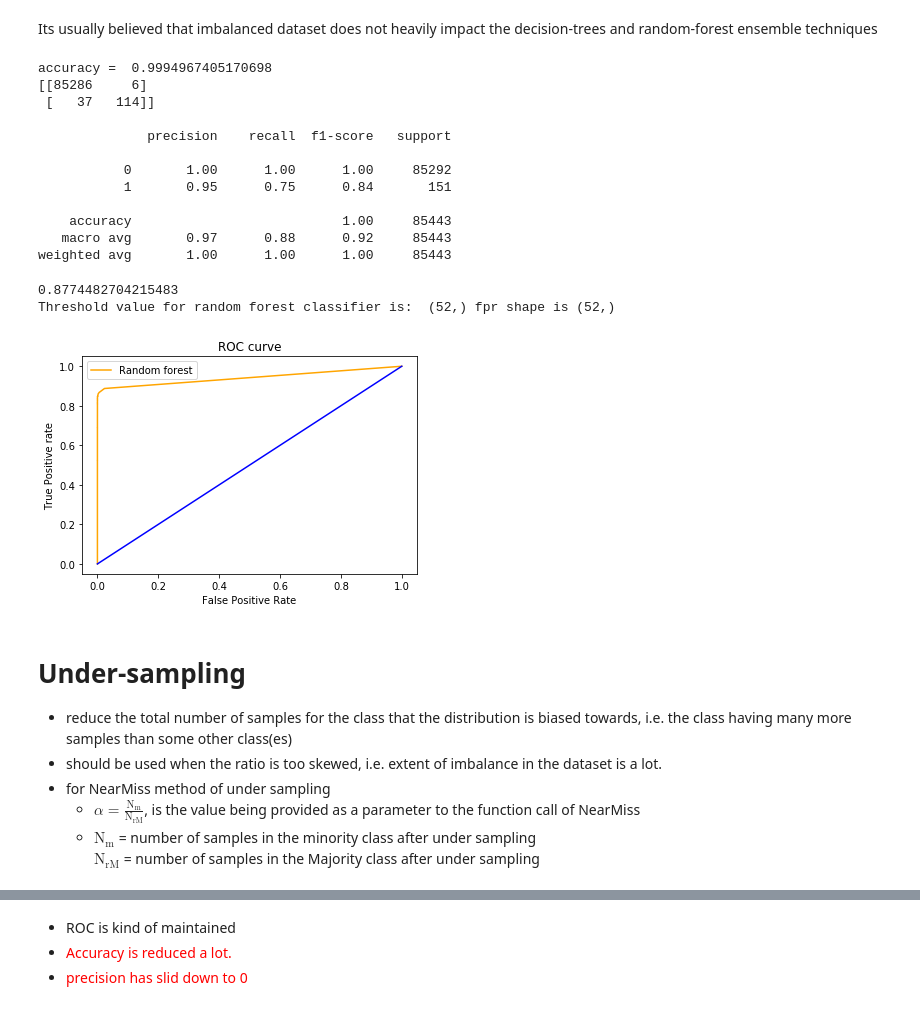
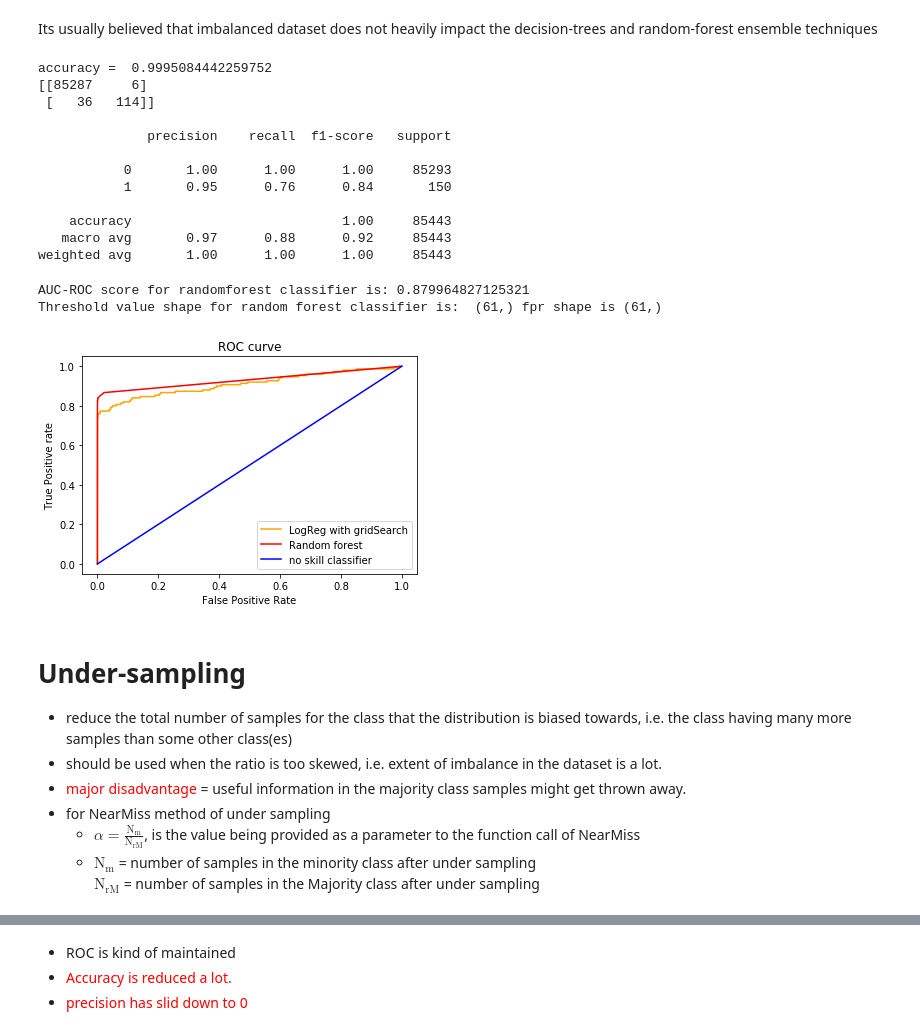
Before and after one commit to akshayDev17/Machine-Learning-Concepts, a Jupyter notebook: src/imbalanced-classification/main.ipynb, the cells around one changed output, grey strips where cells are left out. Saved outputs shown, nothing was run; the diff lists cells and outputs as text; code cells hidden in the pictures.

```diff
--- a/src/imbalanced-classification/main.ipynb
+++ b/src/imbalanced-classification/main.ipynb
@@ -226,6 +222,19 @@ x, y = df.drop("Class", axis=1), df['Class']
 
 from sklearn.model_selection import train_test_split
 x_train, x_test, y_train, y_test = train_test_split(x, y, train_size=0.7)
+# %%
+# plot the values
+fig = plt.figure()
+fig.set_figheight(60)
+
+for i in range(1, 29, 1):
+    ax = fig.add_subplot(28, 1, i)
+    df[df['Class'] == 0]['V'+str(i)].plot(kind='kde', ax=ax, color='red') # kde - kernel density estimator
+    df[df['Class'] == 1]['V'+str(i)].plot(kind='kde', ax=ax, color='blue')
+    lines, labels = ax.get_legend_handles_labels()
+    ax.legend(lines, labels, loc='best')
+plt.tight_layout()
+plt.show()
 # %%
 import numpy as np
 
@@ -243,7 +252,7 @@ cv = KFold(n_splits=5, shuffle=False, random_state=42)
 gS = GridSearchCV(
     lc,
     grid,
-    n_jobs=-1,
+    n_jobs=2,
     cv=cv,
     scoring='f1_macro'
 )
@@ -290,61 +330,59 @@ from sklearn.ensemble import RandomForestClassifier as RFC
 rfc = RFC()
 rfc.fit(x_train.values, y_train.values)
 
-y_pred = rfc.predict(x_test.values)
-pred_prob1 = rfc.predict_proba(x_test)
+y_pred_rfc = rfc.predict(x_test.values)
+pred_prob_rfc = rfc.predict_proba(x_test)
 
-print("accuracy = ", accuracy_score(y_pred, y_test))
-print(confusion_matrix(y_test, y_pred))
+print("accuracy = ", accuracy_score(y_pred_rfc, y_test))
+print(confusion_matrix(y_test, y_pred_rfc))
 print()
-print(classification_report(y_test, y_pred))
+print(classification_report(y_test, y_pred_rfc))
 # %% [output]
-accuracy =  0.9994967405170698
-[[85286     6]
- [   37   114]]
+accuracy =  0.9995084442259752
+[[85287     6]
+ [   36   114]]
 
               precision    recall  f1-score   support
 
-           0       1.00      1.00      1.00     85292
-           1       0.95      0.75      0.84       151
+           0       1.00      1.00      1.00     85293
+           1       0.95      0.76      0.84       150
 
     accuracy                           1.00     85443
    macro avg       0.97      0.88      0.92     85443
 weighted avg       1.00      1.00      1.00     85443
 # %%
 from sklearn.metrics import roc_auc_score, roc_curve
-print(roc_auc_score(y_test, y_pred, average=None))
+print("AUC-ROC score for randomforest classifier is:", roc_auc_score(y_test, y_pred_rfc, average=None))
 
-fpr1, tpr1, thresh1 = roc_curve(y_test, pred_prob1[:,1])
+fpr_rfc, tpr_rfc, thresh_rfc = roc_curve(y_test, pred_prob_rfc[:,1])
 
-# roc curve for tpr = fpr
-random_probs = [0 for i in range(len(y_test))]
-p_fpr, p_tpr, _ = roc_curve(y_test, random_probs, pos_label=1)
-
-print("Threshold value for random forest classifier is: ", thresh1.shape,
-      "fpr shape is", fpr1.shape
+print("Threshold value shape for random forest classifier is: ", thresh_rfc.shape,
+      "fpr shape is", fpr_rfc.shape
      )
 
-plt.plot(fpr1, tpr1, color='orange', label='Random forest')
-plt.plot(p_fpr, p_tpr, color='blue')
+plt.plot(fpr_logR_cv, tpr_logR_cv, color='orange', label='LogReg with gridSearch')
+plt.plot(fpr_rfc, tpr_rfc, color='red', label='Random forest')
+plt.plot(p_fpr, p_tpr, color='blue', label='no skill classifier')
 
 # title
 plt.title('ROC curve')
 # x label
 plt.xlabel('False Positive Rate')
 # y label
 plt.ylabel('True Positive rate')
 
 plt.legend(loc='best')
 plt.show()
 # %% [output]
-0.8774482704215483
-Threshold value for random forest classifier is:  (52,) fpr shape is (52,)
+AUC-ROC score for randomforest classifier is: 0.879964827125321
+Threshold value shape for random forest classifier is:  (61,) fpr shape is (61,)
-[figure, old version]
+[figure, new version]
 # %% [markdown]
 # Under-sampling
 
 * reduce the total number of samples for the class that the distribution is biased towards, i.e. the class having many more samples than some other class(es)
 * should be used when the ratio is too skewed, i.e. extent of imbalance in the dataset is a lot.
+* <font color="red">major disadvantage</font> = useful information in the majority class samples might get thrown away.
 * for NearMiss method of under sampling
     * $\alpha = \frac{\textrm{N}_{\textrm{m}}}{\textrm{N}_{\textrm{rM}}}$, is the value being provided as a parameter to the function call of NearMiss
     * $\textrm{N}_{\textrm{m}}$ = number of samples in the minority class after under sampling\
```
Also changed, not shown: parts of 28 cells of this notebook, 5 other files.
